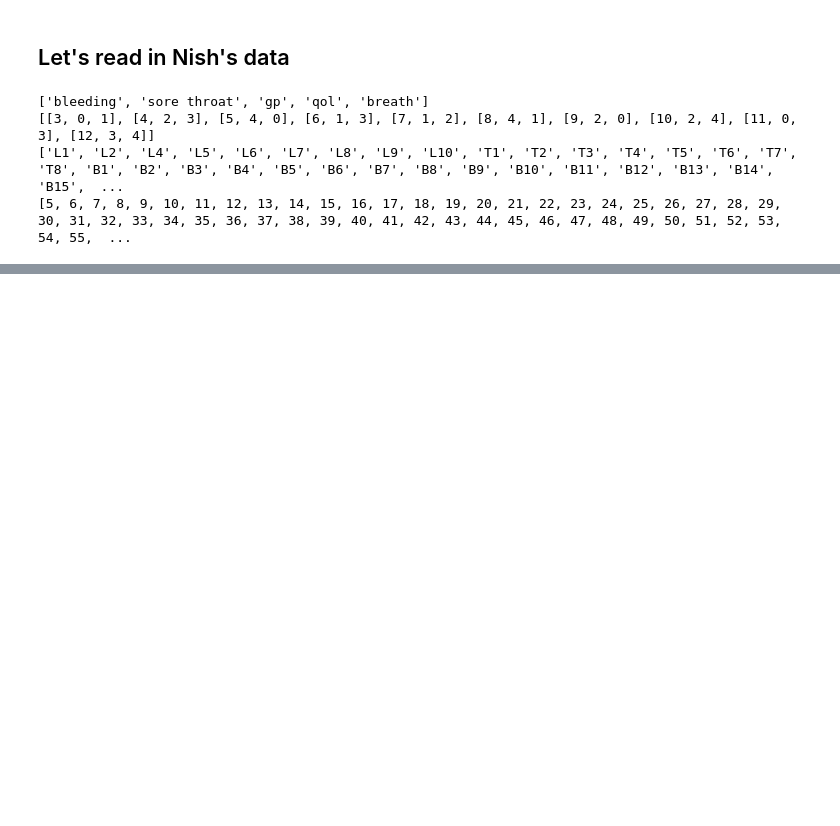
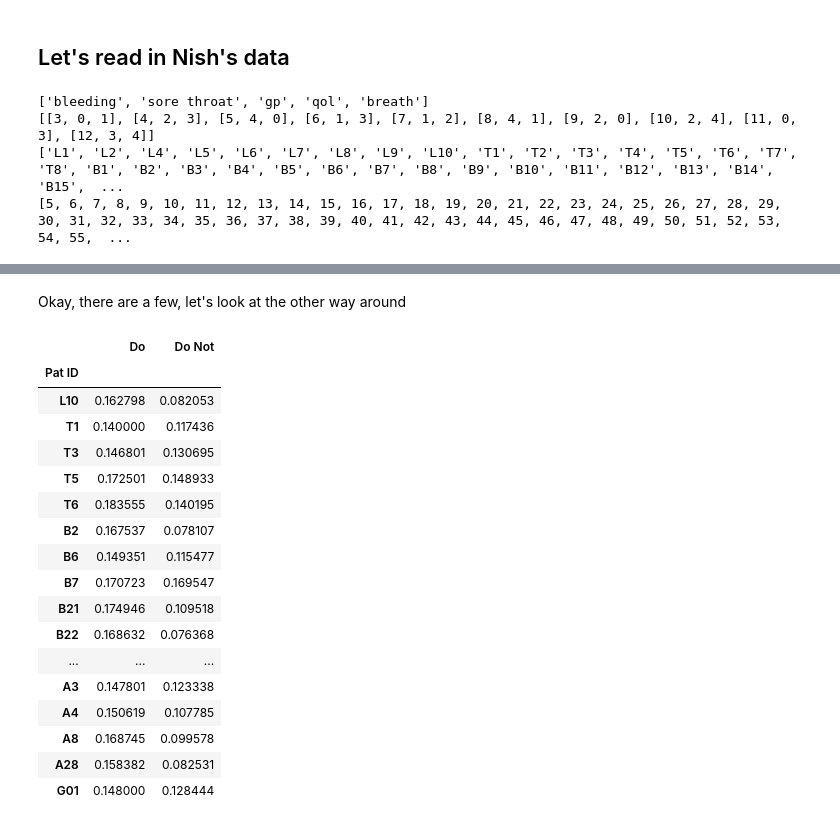
Before and after one commit to isahp/youth-session, a Jupyter notebook: DevAHP/Notebooks/Nischay/FirstAnalysis.ipynb, the cells around one changed output, grey strips where cells are left out. Cells and saved outputs as stored; diff of their text form; code cells hidden in the pictures; blank space fills up the shorter version.

Commit message:
I've got a decent start at Nish's data.

```diff
--- a/DevAHP/Notebooks/Nischay/FirstAnalysis.ipynb
+++ b/DevAHP/Notebooks/Nischay/FirstAnalysis.ipynb
@@ -26,0 +29,9 @@ nish_da
+# %%
+ahp = AhpTree(pw=nish_data)
+ahp.add_alt("do")
+ahp.add_alt("not")
+ahp.get_node(["bleeding"]).set_alt_scores([0.9, 0.1])
+ahp.get_node(["sore throat"]).set_alt_scores([1, .1])
+ahp.get_node(["gp"]).set_alt_scores([1., 5])
+ahp.get_node(["qol"]).set_alt_scores([2., 4])
+ahp.get_node(["breath"]).set_alt_scores([1.,1])
@@ -26,0 +49,3 @@ nish_da
+# %%
+demographics = pd.read_excel('nish_data.xlsx', sheetname='Weight', skiprows=3)
+demographics.head()
@@ -26,0 +62,9 @@ nish_da
+# %%
+treatment2users = demographics['Pat ID'][demographics['Treatment '] == 2]
+# %%
+treatment2usersResults = [ahp.synthesize(user) for user in treatment2users]
+#Turn into a dataframe to make it pretty
+dos = [result[0] for result in treatment2usersResults]
+donts = [result[1] for result in treatment2usersResults]
+treatment2df=pd.DataFrame({'Do':dos, 'Do Not':donts}, index=treatment2users)
+treatment2df.head()
@@ -26,0 +95,24 @@ nish_da
+# %% [markdown]
+Okay, there are a few, let's look at the other way around
+# %%
+preferDo = treatment2df['Do'] >= treatment2df['Do Not']
+treatment2df.loc[preferDo,:]
+# %% [output]
+|  | Do | Do Not |
+| Pat ID |  |  |
+| L10 | 0.162798 | 0.082053 |
+| T1 | 0.140000 | 0.117436 |
+| T3 | 0.146801 | 0.130695 |
+| T5 | 0.172501 | 0.148933 |
+| T6 | 0.183555 | 0.140195 |
+| B2 | 0.167537 | 0.078107 |
+| B6 | 0.149351 | 0.115477 |
+| B7 | 0.170723 | 0.169547 |
+| B21 | 0.174946 | 0.109518 |
+| B22 | 0.168632 | 0.076368 |
+| ... | ... | ... |
+| A3 | 0.147801 | 0.123338 |
+| A4 | 0.150619 | 0.107785 |
+| A8 | 0.168745 | 0.099578 |
+| A28 | 0.158382 | 0.082531 |
+| G01 | 0.148000 | 0.128444 |
```
Also changed, not shown: parts of 12 cells of this notebook, 1 other file.
